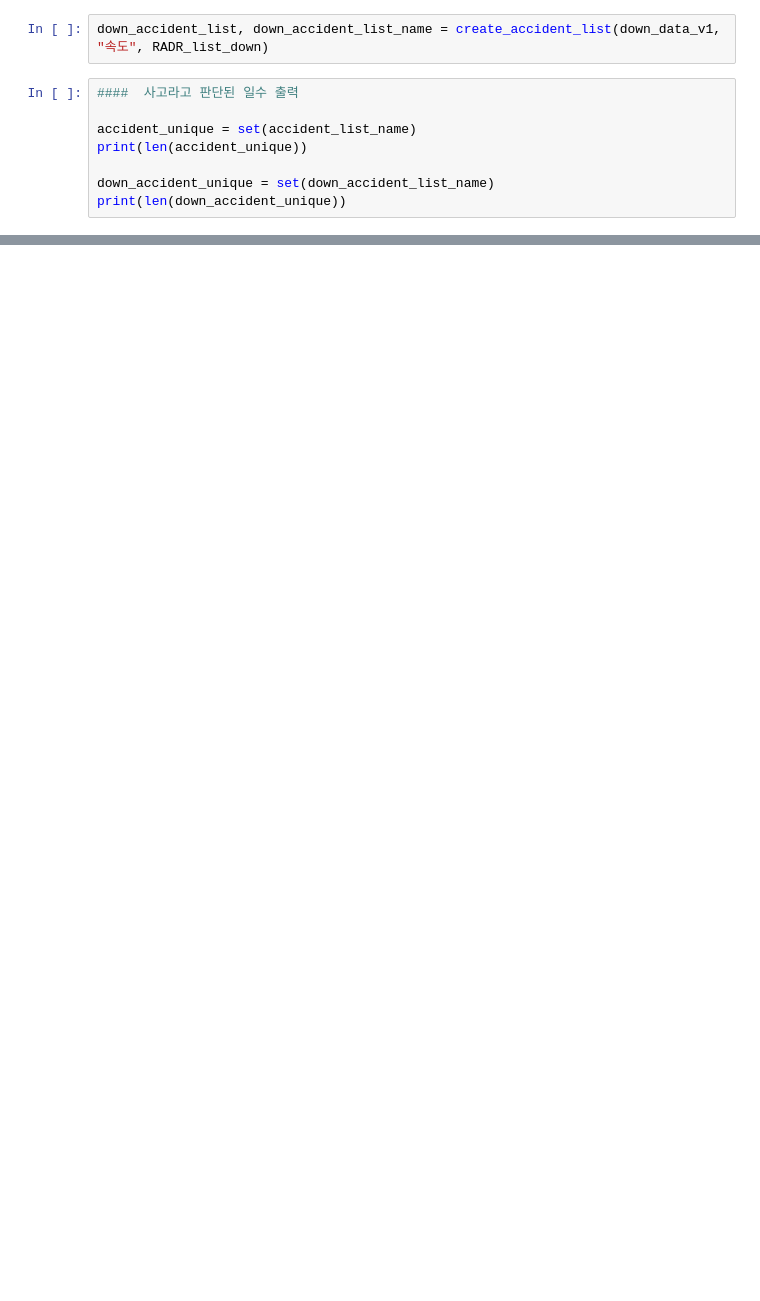
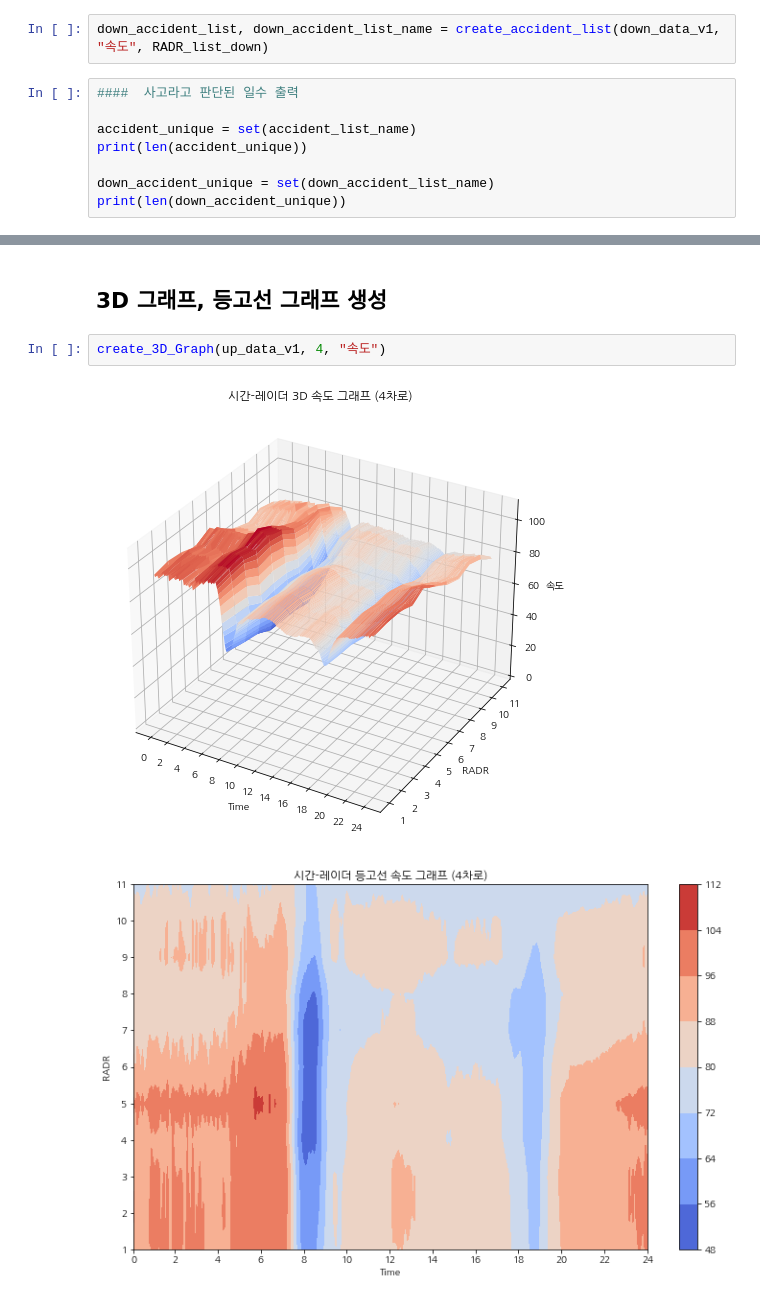
Before and after one commit to bok9504/Lab_work, a Jupyter notebook: 1. 데이터 분석.ipynb, the cells around one changed output, grey strips where cells are left out. Drawn from its saved outputs; the diff is of its cells as text; blank space fills up the shorter version.

```diff
--- a/1. 데이터 분석.ipynb
+++ b/1. 데이터 분석.ipynb
@@ -339,0 +56,7 @@ plt.show()
+# %% [markdown]
+## 3D 그래프, 등고선 그래프 생성
+# %%
+create_3D_Graph(up_data_v1, 4, "속도")
+# %% [output]
+[figure, added]
+[figure, added]
```
Also changed, not shown: parts of 11 cells of this notebook, 1 other file.
